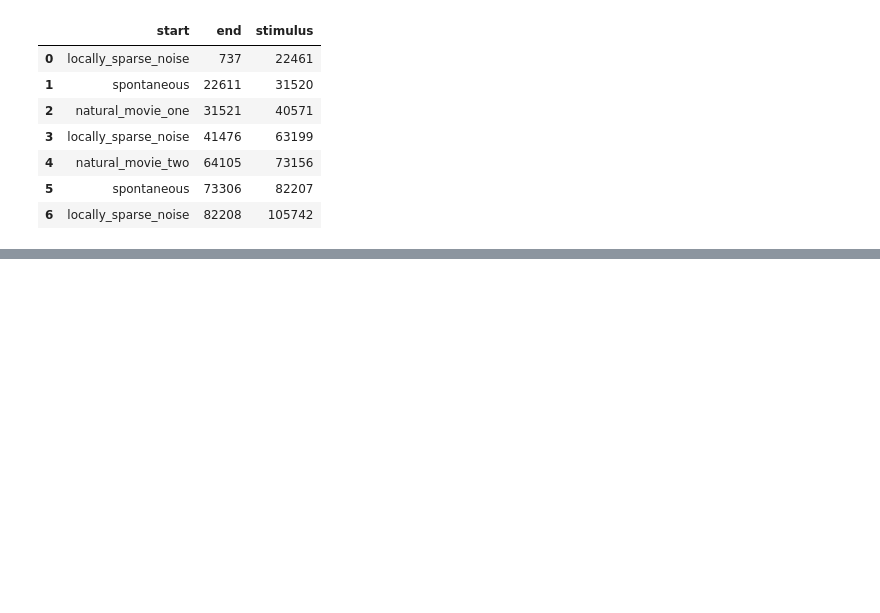
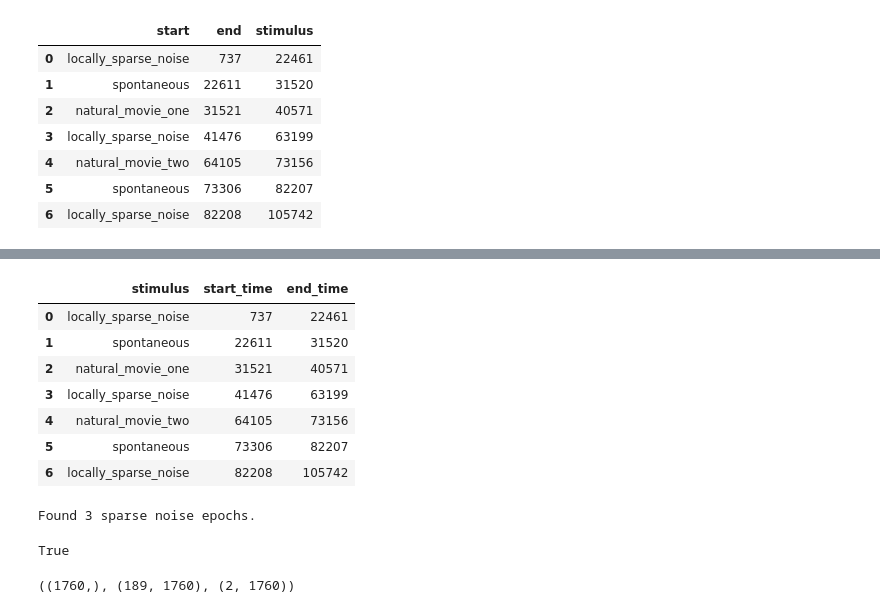
Before and after one commit to ak-andreas/nds-final-project-summer25, a Jupyter notebook: practical02.ipynb, the cells around one changed output, grey strips where cells are left out. Cells and saved outputs as stored; diff of their text form; code cells hidden in the pictures; blank space fills up the shorter version.

```diff
--- a/practical02.ipynb
+++ b/practical02.ipynb
@@ -347,0 +402,24 @@ data["stim_epoch_table"]
+# %%
+data["stim_epoch_table"]  # After fixing column names
+# %% [output]
+|  | stimulus | start_time | end_time |
+| 0 | locally_sparse_noise | 737 | 22461 |
+| 1 | spontaneous | 22611 | 31520 |
+| 2 | natural_movie_one | 31521 | 40571 |
+| 3 | locally_sparse_noise | 41476 | 63199 |
+| 4 | natural_movie_two | 64105 | 73156 |
+| 5 | spontaneous | 73306 | 82207 |
+| 6 | locally_sparse_noise | 82208 | 105742 |
+# %%
+# %%
+# --- Begin Phase 1, Task 1.3: Data Filtering for Locally Sparse Noise Epochs ---
+# This part filters the data for 'locally sparse noise' only
+# 1. Identify relevant stimulus epochs
+sparse_noise_epochs = data["stim_epoch_table"][
+    data["stim_epoch_table"]["stimulus"] == "locally_sparse_noise"
+].copy()  # .copy() is good practice to avoid SettingWithCopyWarning later
+
+print(f"Found {len(sparse_noise_epochs)} sparse noise epochs.")
+assert len(sparse_noise_epochs) == 3, "No sparse noise epochs found."
+# %% [output]
+Found 3 sparse noise epochs.
@@ -347,0 +435,4 @@ data["stim_epoch_table"]
+# %%
+len(sparse_noise_epochs) == 3
+# %% [output]
+True
@@ -347,0 +455,4 @@ data["stim_epoch_table"]
+# %%
+t_filtered.shape, dff_filtered.shape, running_speed_filtered.shape
+# %% [output]
+((1760,), (189, 1760), (2, 1760))
```
Also changed, not shown: parts of 9 cells of this notebook.
